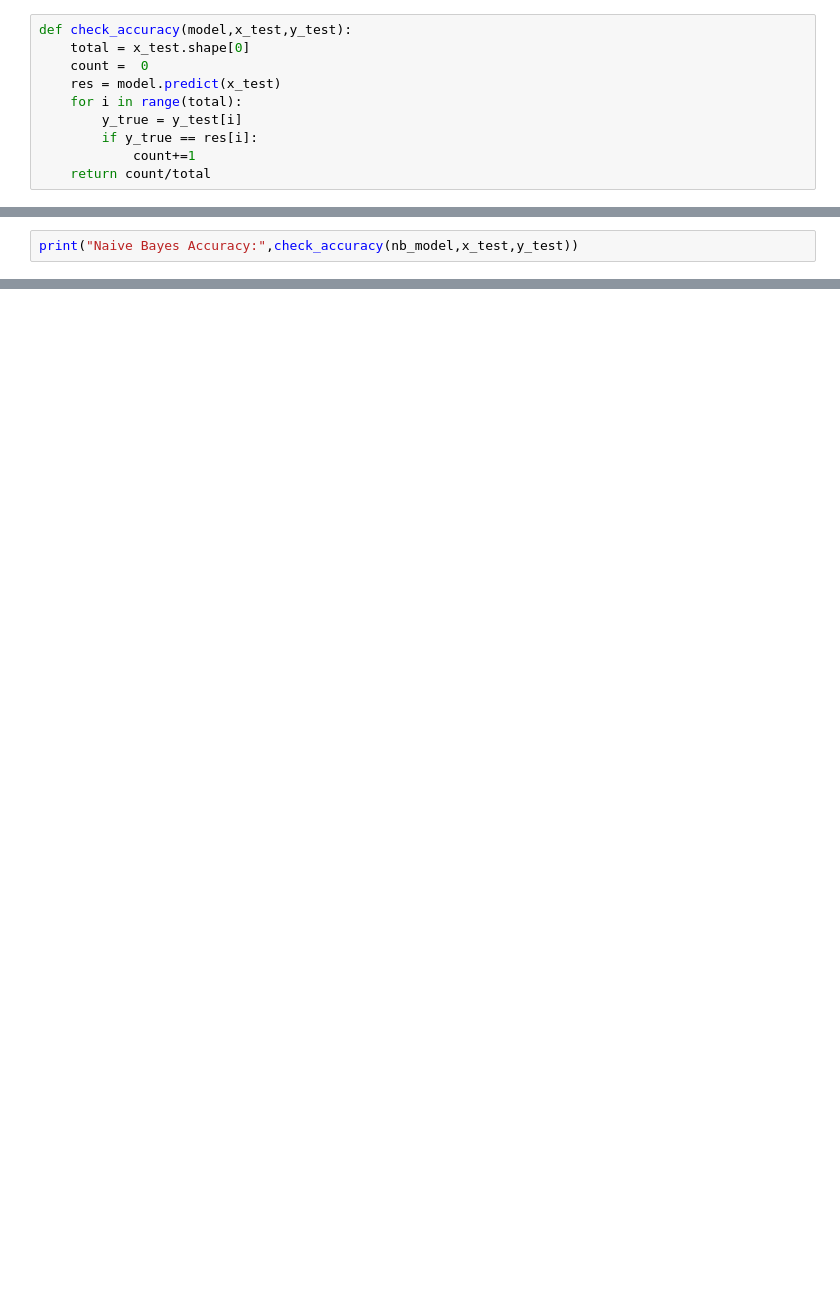
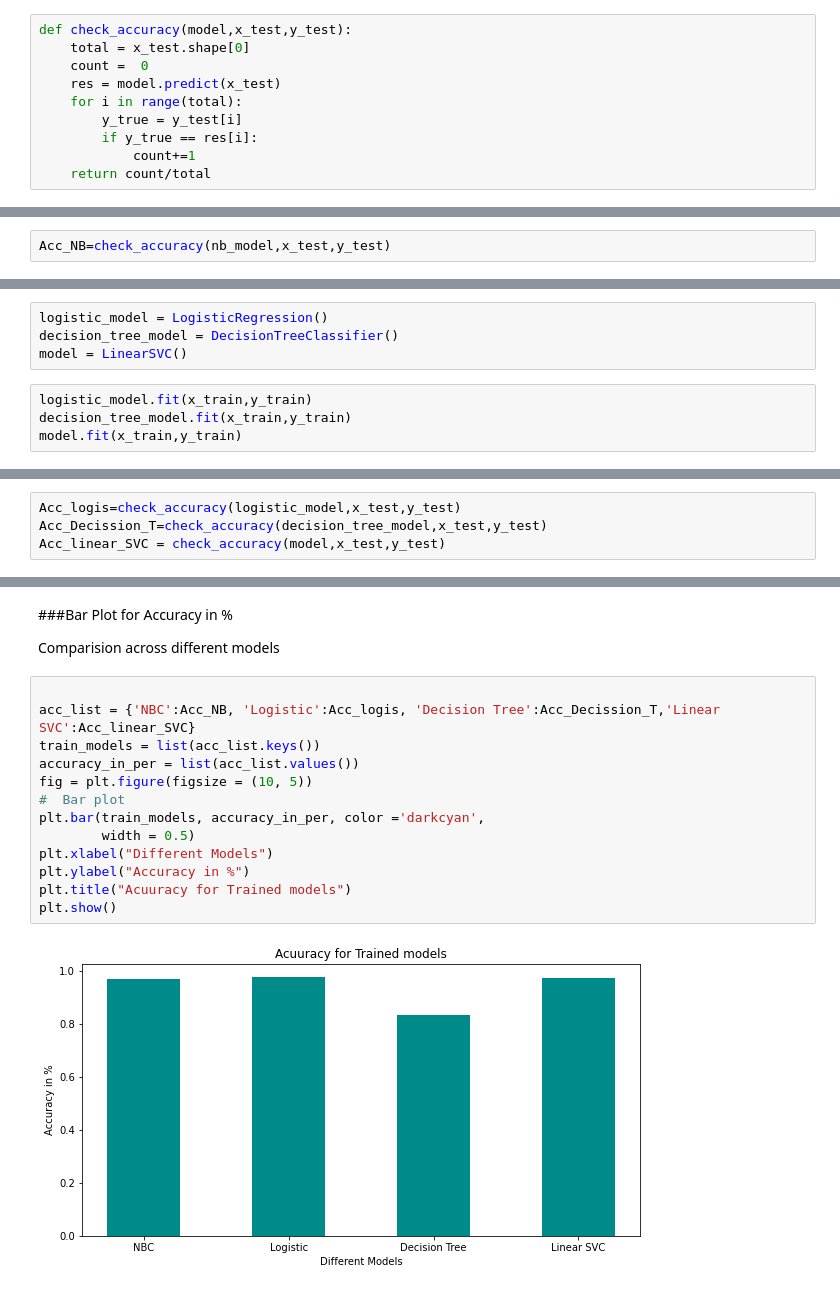
Before and after one commit to AishwaryaKalmangi/BBC-NBC, a Jupyter notebook: NBC_BBC_NEWS.ipynb, the cells around one changed output, grey strips where cells are left out. Saved outputs shown, nothing was run; the diff lists cells and outputs as text; blank space fills up the shorter version.

```diff
--- a/NBC_BBC_NEWS.ipynb
+++ b/NBC_BBC_NEWS.ipynb
@@ -211,2 +324,2 @@ def check_accuracy(model,x_test,y_test):
 # %%
-print("Naive Bayes Accuracy:",check_accuracy(nb_model,x_test,y_test))
+Acc_NB=check_accuracy(nb_model,x_test,y_test)
@@ -226,0 +367,8 @@ Naive Bayes Result: ['sport']
+# %%
+logistic_model = LogisticRegression()
+decision_tree_model = DecisionTreeClassifier()
+model = LinearSVC()
+# %%
+logistic_model.fit(x_train,y_train)
+decision_tree_model.fit(x_train,y_train)
+model.fit(x_train,y_train)
@@ -226,0 +384,4 @@ Naive Bayes Result: ['sport']
+# %%
+Acc_logis=check_accuracy(logistic_model,x_test,y_test)
+Acc_Decission_T=check_accuracy(decision_tree_model,x_test,y_test)
+Acc_linear_SVC = check_accuracy(model,x_test,y_test)
@@ -226,0 +398,19 @@ Naive Bayes Result: ['sport']
+# %% [markdown]
+###Bar Plot for Accuracy in %
+
+Comparision across different models
+# %%
+
+acc_list = {'NBC':Acc_NB, 'Logistic':Acc_logis, 'Decision Tree':Acc_Decission_T,'Linear SVC':Acc_linear_SVC}
+train_models = list(acc_list.keys())
+accuracy_in_per = list(acc_list.values())
+fig = plt.figure(figsize = (10, 5))
+#  Bar plot
+plt.bar(train_models, accuracy_in_per, color ='darkcyan',
+        width = 0.5)
+plt.xlabel("Different Models")
+plt.ylabel("Accuracy in %")
+plt.title("Acuuracy for Trained models")
+plt.show()
+# %% [output]
+[figure, added]
```
Also changed, not shown: parts of 65 cells of this notebook.
